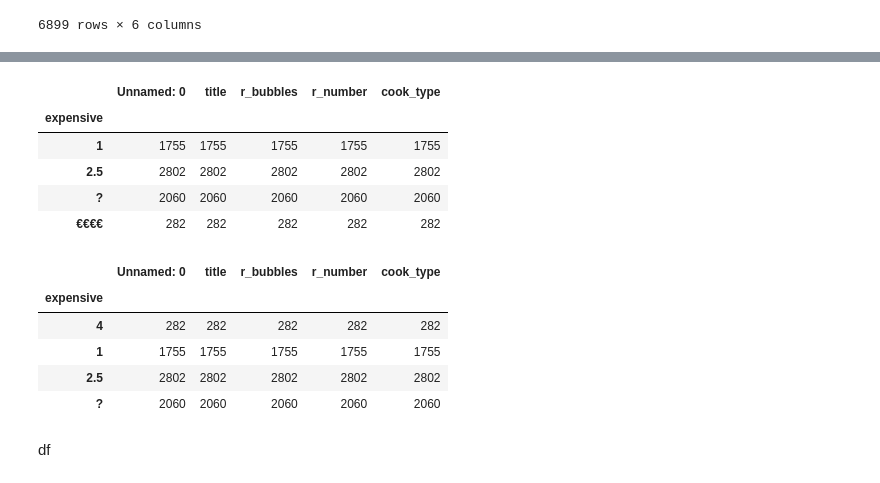
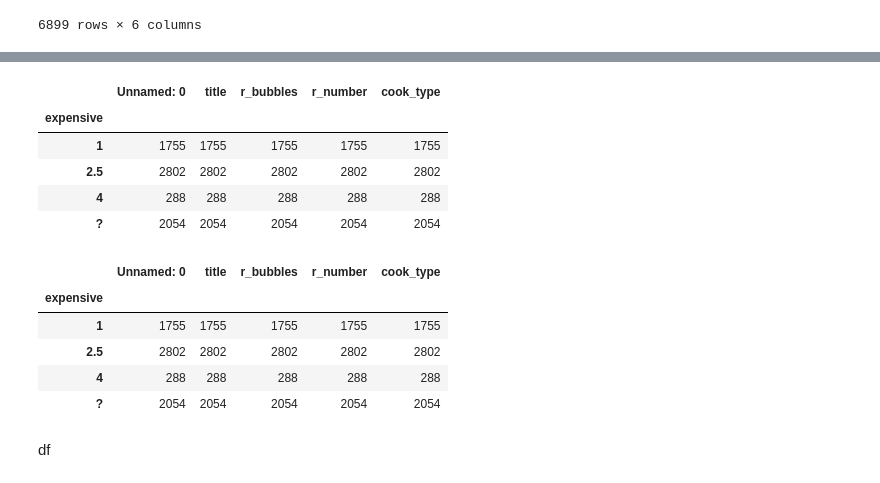
Before and after one commit to patrickk00/Exploring-Milan-s-restaurant-scene, a Jupyter notebook: notebook.ipynb, the cells around one changed output, grey strips where cells are left out. Cells and saved outputs as stored; diff of their text form; code cells hidden in the pictures.

```diff
--- a/notebook.ipynb
+++ b/notebook.ipynb
@@ -26,7 +26,7 @@ e oltre a quello inizia con un numero nel nome (ex: 100 montadidos) noi avremo i
 # Syntax of drop_duplicates
 df = df.drop_duplicates(subset='title')
 df['title'] = df['title'].str.replace('^\d+\.', '')
-df['expensive'] = df['expensive'].replace({'€': 1, '€€': 2, '€€€': 3, '€€ - €€€': 2.5,'€- €€': 1.5, '€€€- €€€€':3.5, '€€€€-€€€€€':4.5 })
+df['expensive'] = df['expensive'].replace({'€': 1, '€€': 2,'€ - €€': 1.5,'€€€': 3, '€€ - €€€': 2.5, '€€€€':4 , '€€€ - €€€€':3.5, '€€€€ - €€€€€':4.5,'€€€€€':5 })
 
 df
 # %% [output]
@@ -120,6 +120,6 @@ df.loc[df.cook_type=='€€€']
 # %% [output]
 |  | Unnamed: 0 | title | r_bubbles | r_number | cook_type | expensive |
 # %%
-#df.loc[df['cook_type']=="€€€€", "expensive"]=4
-#df.loc[df['cook_type']=="€€€€", "cook_type"]='?'
-#df.loc[df.cook_type=='€€€€']
+df.loc[df['cook_type']=="€€€€", "expensive"]=4
+df.loc[df['cook_type']=="€€€€", "cook_type"]='?'
+df.loc[df.cook_type=="€€€€"]
@@ -217,9 +195,9 @@ mydata
 # %%
-mydata.groupby('expensive').count()
+df.groupby('expensive').count()
 # %% [output]
 |  | Unnamed: 0 | title | r_bubbles | r_number | cook_type |
 | expensive |  |  |  |  |  |
 | 1 | 1755 | 1755 | 1755 | 1755 | 1755 |
 | 2.5 | 2802 | 2802 | 2802 | 2802 | 2802 |
-| ? | 2060 | 2060 | 2060 | 2060 | 2060 |
-| €€€€ | 282 | 282 | 282 | 282 | 282 |
+| 4 | 288 | 288 | 288 | 288 | 288 |
+| ? | 2054 | 2054 | 2054 | 2054 | 2054 |
@@ -233,12 +204,12 @@ mydata= mydata.replace({'€€€€':4})
 # %%
-mydata.groupby('expensive').count()
+df.groupby('expensive').count()
 # %% [output]
 |  | Unnamed: 0 | title | r_bubbles | r_number | cook_type |
 | expensive |  |  |  |  |  |
-| 4 | 282 | 282 | 282 | 282 | 282 |
 | 1 | 1755 | 1755 | 1755 | 1755 | 1755 |
 | 2.5 | 2802 | 2802 | 2802 | 2802 | 2802 |
-| ? | 2060 | 2060 | 2060 | 2060 | 2060 |
+| 4 | 288 | 288 | 288 | 288 | 288 |
+| ? | 2054 | 2054 | 2054 | 2054 | 2054 |
 # %% [markdown]
 df
 # %%
```
Also changed, not shown: parts of 17 cells of this notebook.
